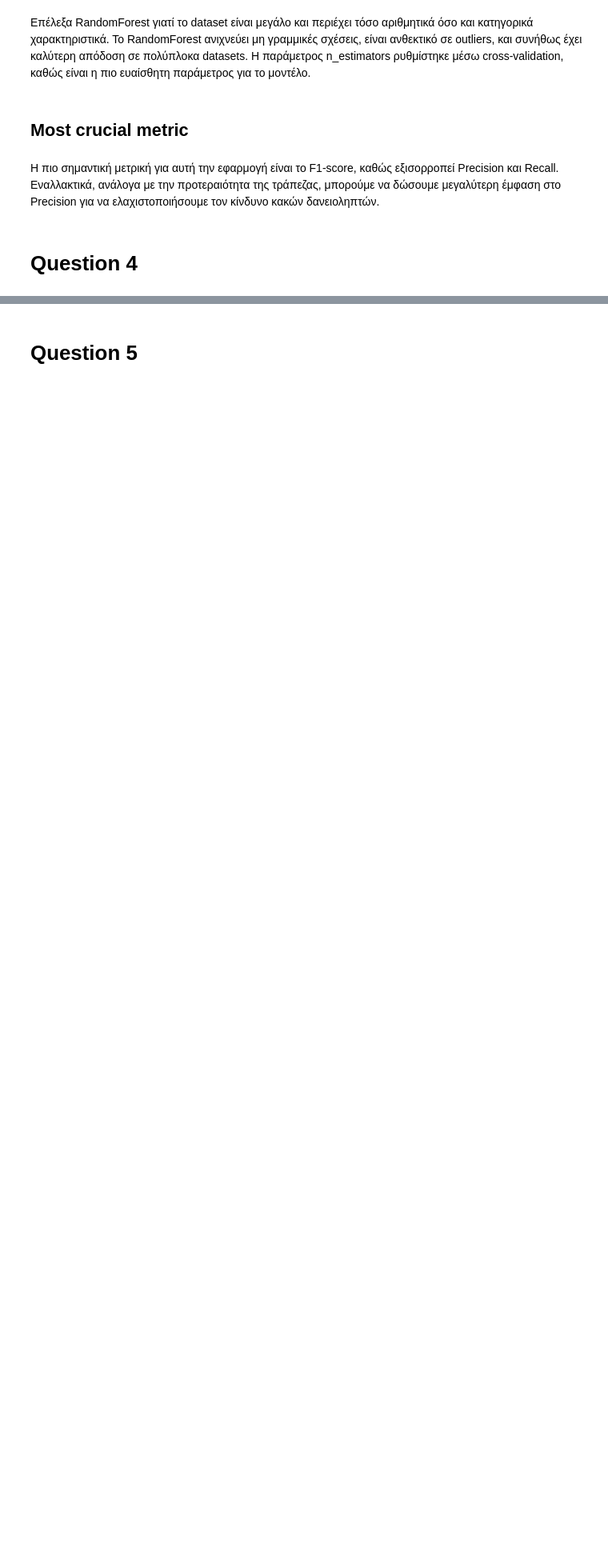
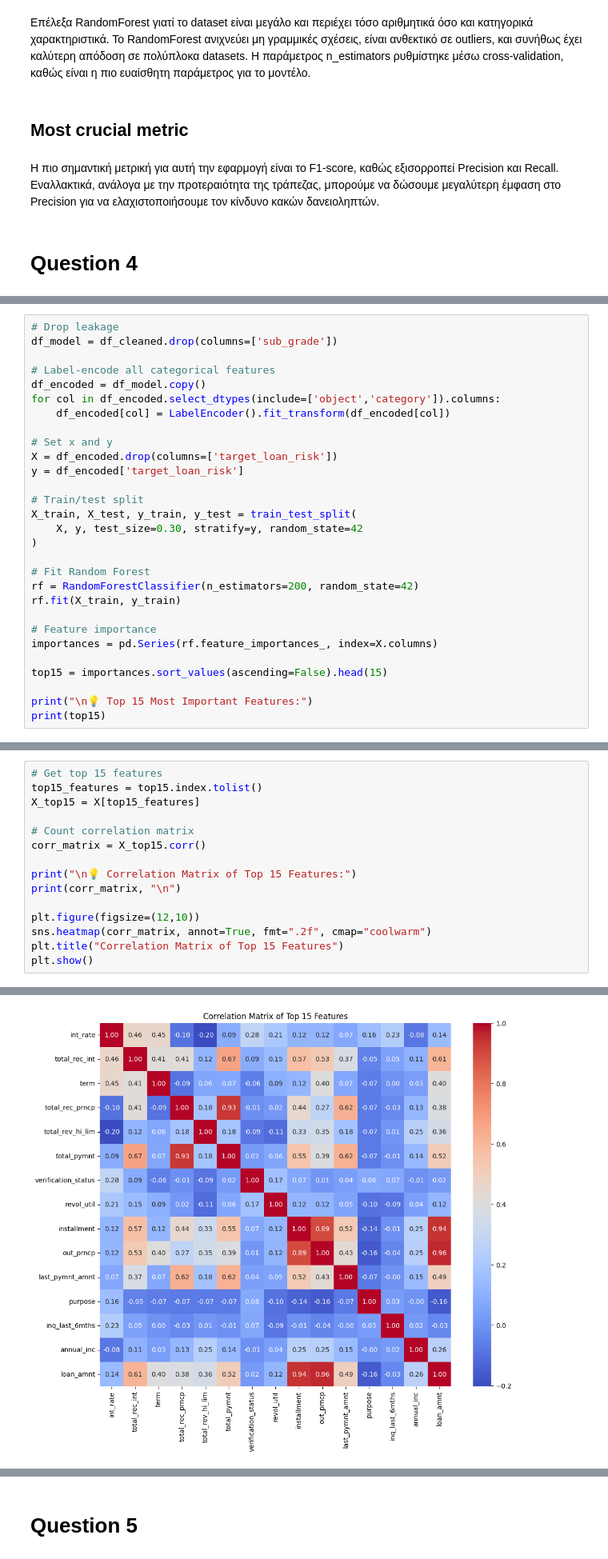
Before and after one commit to skolix15/Machine_Learning_2025, a Jupyter notebook: Exercise_six_(6).ipynb, the cells around one changed output, grey strips where cells are left out. Shown at 80% size. Saved outputs shown, nothing was run; the diff lists cells and outputs as text; blank space fills up the shorter version.

```diff
--- a/Exercise_six_(6).ipynb
+++ b/Exercise_six_(6).ipynb
@@ -278,0 +292,29 @@ F1-score :  0.992
+# %%
+# Drop leakage
+df_model = df_cleaned.drop(columns=['sub_grade'])
+
+# Label-encode all categorical features
+df_encoded = df_model.copy()
+for col in df_encoded.select_dtypes(include=['object','category']).columns:
+    df_encoded[col] = LabelEncoder().fit_transform(df_encoded[col])
+
+# Set x and y
+X = df_encoded.drop(columns=['target_loan_risk'])
+y = df_encoded['target_loan_risk']
+
+# Train/test split
+X_train, X_test, y_train, y_test = train_test_split(
+    X, y, test_size=0.30, stratify=y, random_state=42
+)
+
+# Fit Random Forest
+rf = RandomForestClassifier(n_estimators=200, random_state=42)
+rf.fit(X_train, y_train)
+
+# Feature importance
+importances = pd.Series(rf.feature_importances_, index=X.columns)
+
+top15 = importances.sort_values(ascending=False).head(15)
+
+print("\n💡 Top 15 Most Important Features:")
+print(top15)
@@ -278,0 +341,16 @@ F1-score :  0.992
+# %%
+# Get top 15 features
+top15_features = top15.index.tolist()
+X_top15 = X[top15_features]
+
+# Count correlation matrix
+corr_matrix = X_top15.corr()
+
+print("\n💡 Correlation Matrix of Top 15 Features:")
+print(corr_matrix, "\n")
+
+plt.figure(figsize=(12,10))
+sns.heatmap(corr_matrix, annot=True, fmt=".2f", cmap="coolwarm")
+plt.title("Correlation Matrix of Top 15 Features")
+plt.show()
+# %% [output]
@@ -278,0 +374 @@ F1-score :  0.992
+[figure, added]
```
Also changed, not shown: parts of 26 cells of this notebook.
